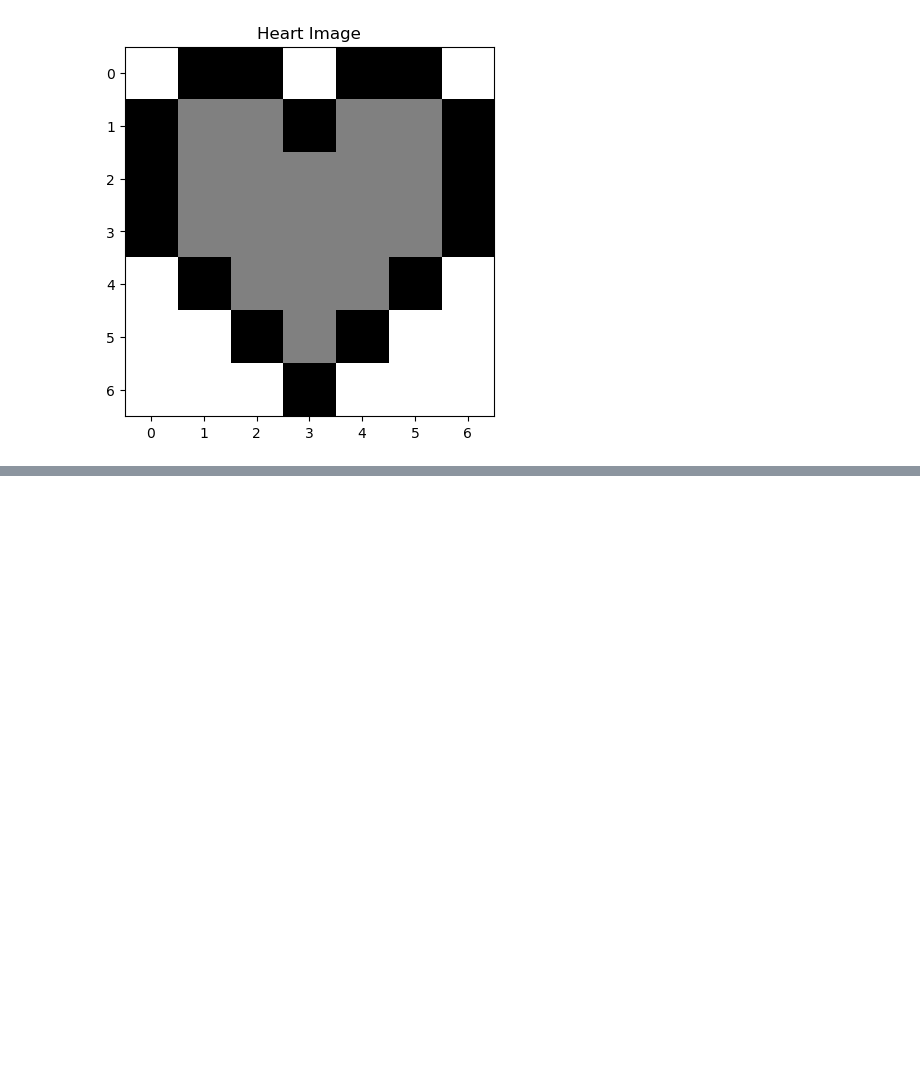
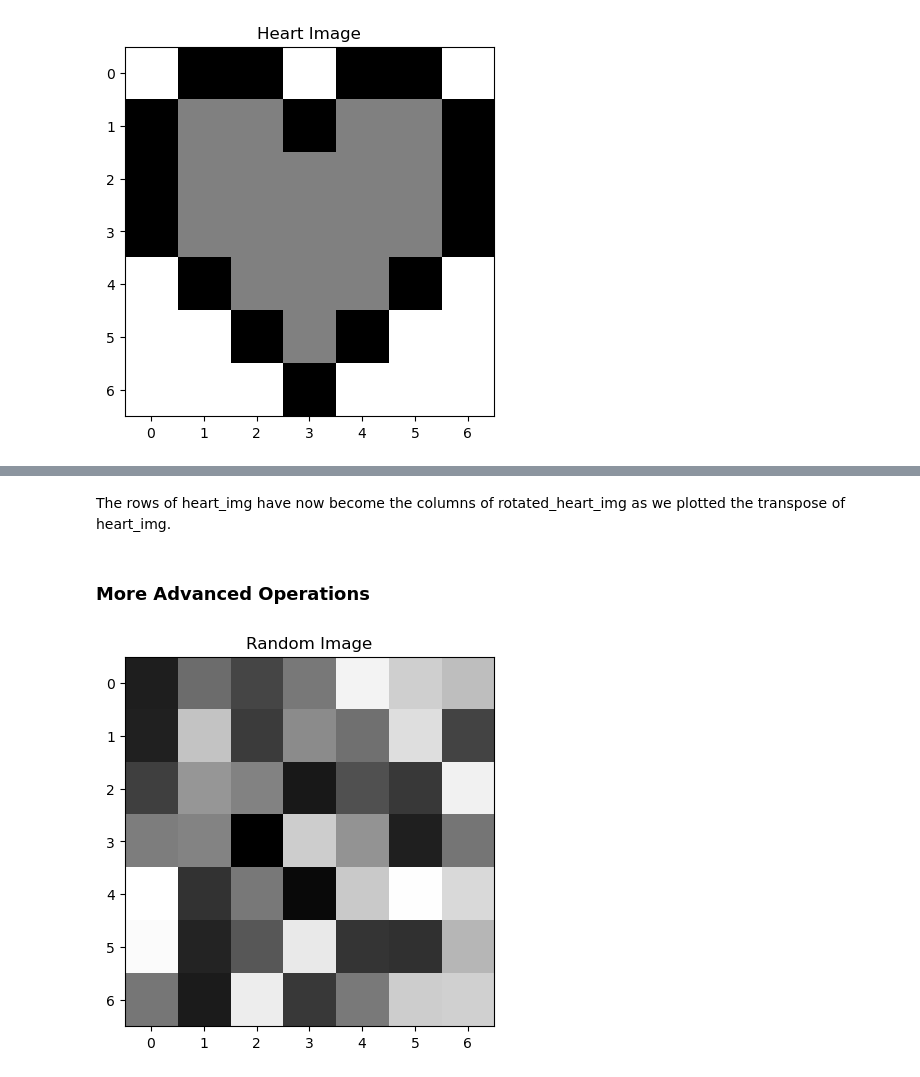
Before and after one commit to oldoc63/learningDS, a Jupyter notebook: mlSpecialty/imgTransNumPy.ipynb, the cells around one changed output, grey strips where cells are left out. Cells and saved outputs as stored; diff of their text form; code cells hidden in the pictures; blank space fills up the shorter version.

```diff
--- a/mlSpecialty/imgTransNumPy.ipynb
+++ b/mlSpecialty/imgTransNumPy.ipynb
@@ -41,0 +72,11 @@ show_image(heart_img, "Heart Image")
+# %% [markdown]
+The rows of heart_img have now become the columns of rotated_heart_img as we plotted the transpose of heart_img.
+# %% [markdown]
+### More Advanced Operations
+# %%
+# Random Image
+random_img = np.random.randint(0,255, (7,7))
+
+show_image(random_img, "Random Image")
+# %% [output]
+[figure, added]
```
Also changed, not shown: parts of 10 cells of this notebook.
